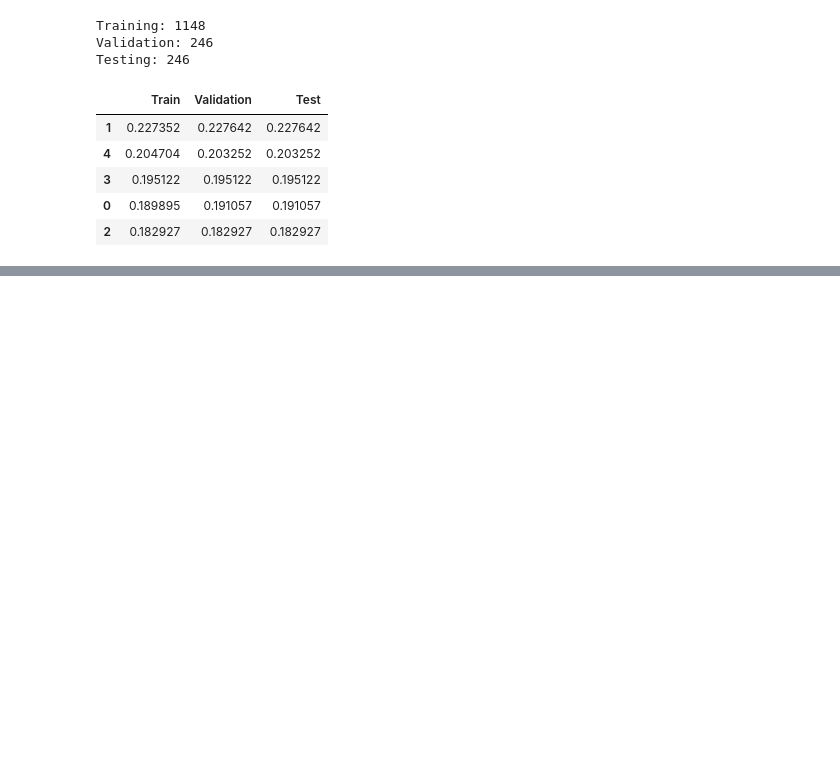
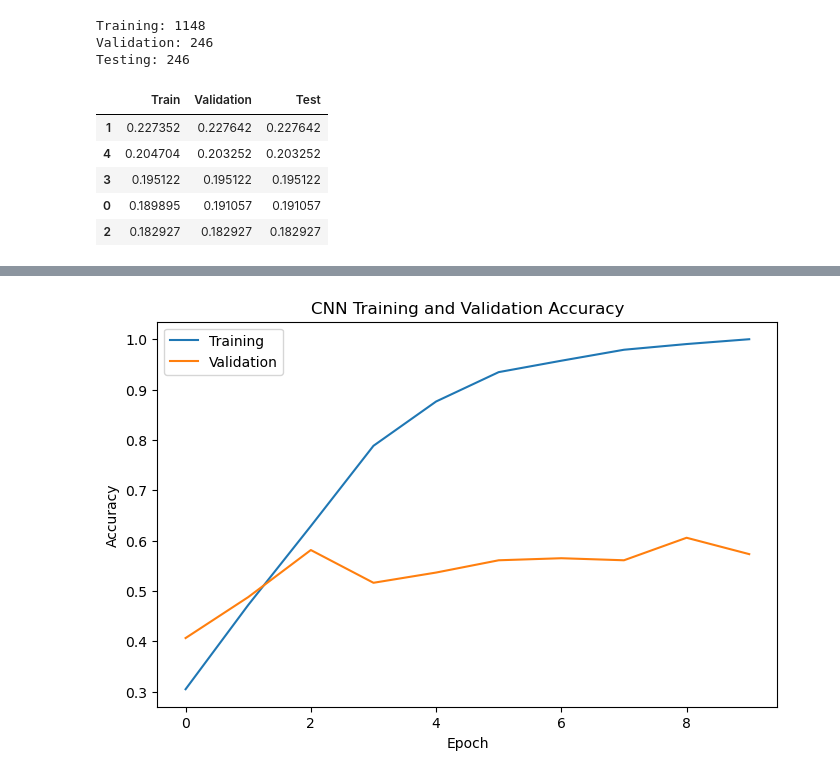
Before and after one commit to Miaxrz/smart-waste-classification, a Jupyter notebook: notebooks/02_ml_pipeline.ipynb, the cells around one changed output, grey strips where cells are left out. Saved outputs shown, nothing was run; the diff lists cells and outputs as text; code cells hidden in the pictures; blank space fills up the shorter version.

```diff
--- a/notebooks/02_ml_pipeline.ipynb
+++ b/notebooks/02_ml_pipeline.ipynb
@@ -138,0 +205,8 @@ split_distribution
+# %%
+X_train_flat = images_train.reshape(images_train.shape[0], -1)
+X_val_flat = images_val.reshape(images_val.shape[0], -1)
+X_test_flat = images_test.reshape(images_test.shape[0], -1)
+
+print("Training:", X_train_flat.shape)
+print("Validation:", X_val_flat.shape)
+print("Testing:", X_test_flat.shape)
@@ -138,0 +221,6 @@ split_distribution
+# %%
+lr_model = LogisticRegression(max_iter=1000)
+
+lr_model.fit(X_train_flat, y_train)
+
+lr_pred = lr_model.predict(X_test_flat)
@@ -138,0 +289,6 @@ split_distribution
+# %%
+cnn_model.compile(
+    optimizer="adam",
+    loss="sparse_categorical_crossentropy",
+    metrics=["accuracy"]
+)
@@ -138,0 +321,8 @@ split_distribution
+# %%
+history = cnn_model.fit(
+    X_train_flat.reshape(-1, IMG_SIZE, IMG_SIZE, 3),
+    y_train,
+    validation_data=(X_val_flat.reshape(-1, IMG_SIZE, IMG_SIZE, 3), y_val),
+    epochs=10,
+    batch_size=32
+)
@@ -138,0 +350,15 @@ split_distribution
+# %%
+plt.figure(figsize=(8, 5))
+
+plt.plot(history.history["accuracy"])
+plt.plot(history.history["val_accuracy"])
+
+plt.title("CNN Training and Validation Accuracy")
+plt.xlabel("Epoch")
+plt.ylabel("Accuracy")
+
+plt.legend(["Training", "Validation"])
+
+plt.show()
+# %% [output]
+[figure, added]
```
Also changed, not shown: parts of 20 cells of this notebook, 1 other file.
